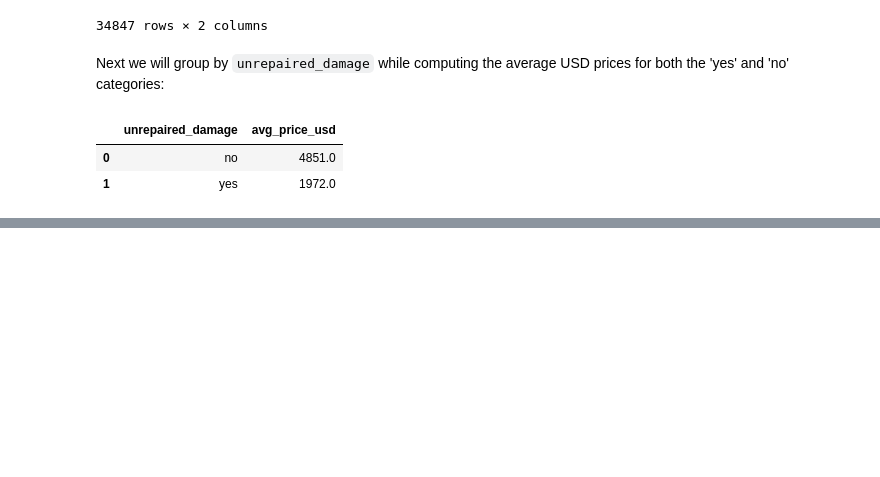
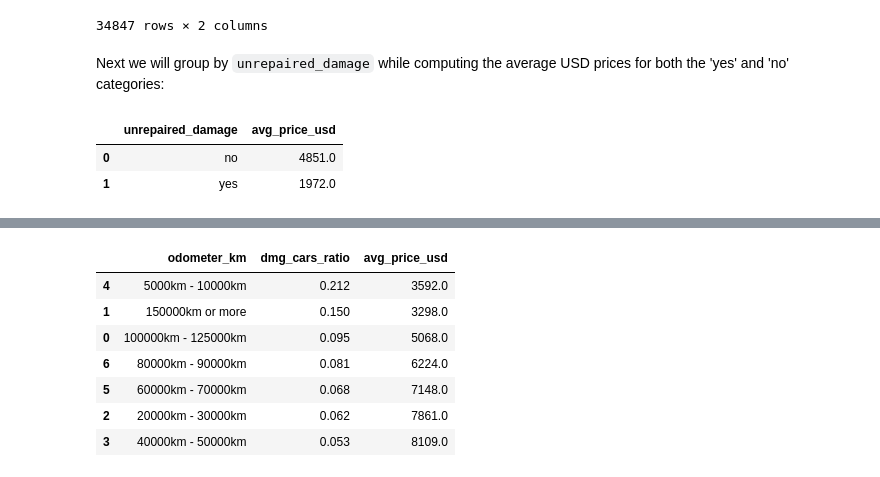
Before and after one commit to Lippins/Ebay_car_sales, a Jupyter notebook: notebook.ipynb, the cells around one changed output, grey strips where cells are left out. Drawn from its saved outputs; the diff is of its cells as text; code cells hidden in the pictures; blank space fills up the shorter version.

Commit message:
Explore damage in new cars

```diff
--- a/notebook.ipynb
+++ b/notebook.ipynb
@@ -1127,0 +1142,2 @@ price_to_damage
+# %%
+working_df = autos[['odometer_km', 'unrepaired_damage']]
@@ -1127,0 +1150,4 @@ price_to_damage
+# %%
+working_df.dropna(axis=0, inplace=True)
+
+translate_column(working_df,'unrepaired_damage',{'yes':1,'no':0})
@@ -1127,0 +1156,8 @@ price_to_damage
+# %%
+grouped_df = (working_df.groupby('odometer_km')['unrepaired_damage'].mean()
+                 .reset_index(name='dmg_cars_ratio')
+             )
+
+grouped_df['dmg_cars_ratio'] = grouped_df['dmg_cars_ratio'].round(3)
+grouped_df.sort_values(by='dmg_cars_ratio', ascending=False, axis=0, inplace=True)
+grouped_df
@@ -1127,0 +1178,12 @@ price_to_damage
+# %%
+grouped_df['avg_price_usd'] = price_by_mileage['avg_price_usd']
+grouped_df
+# %% [output]
+|  | odometer_km | dmg_cars_ratio | avg_price_usd |
+| 4 | 5000km - 10000km | 0.212 | 3592.0 |
+| 1 | 150000km or more | 0.150 | 3298.0 |
+| 0 | 100000km - 125000km | 0.095 | 5068.0 |
+| 6 | 80000km - 90000km | 0.081 | 6224.0 |
+| 5 | 60000km - 70000km | 0.068 | 7148.0 |
+| 2 | 20000km - 30000km | 0.062 | 7861.0 |
+| 3 | 40000km - 50000km | 0.053 | 8109.0 |
```
Also changed, not shown: parts of 8 cells of this notebook.
